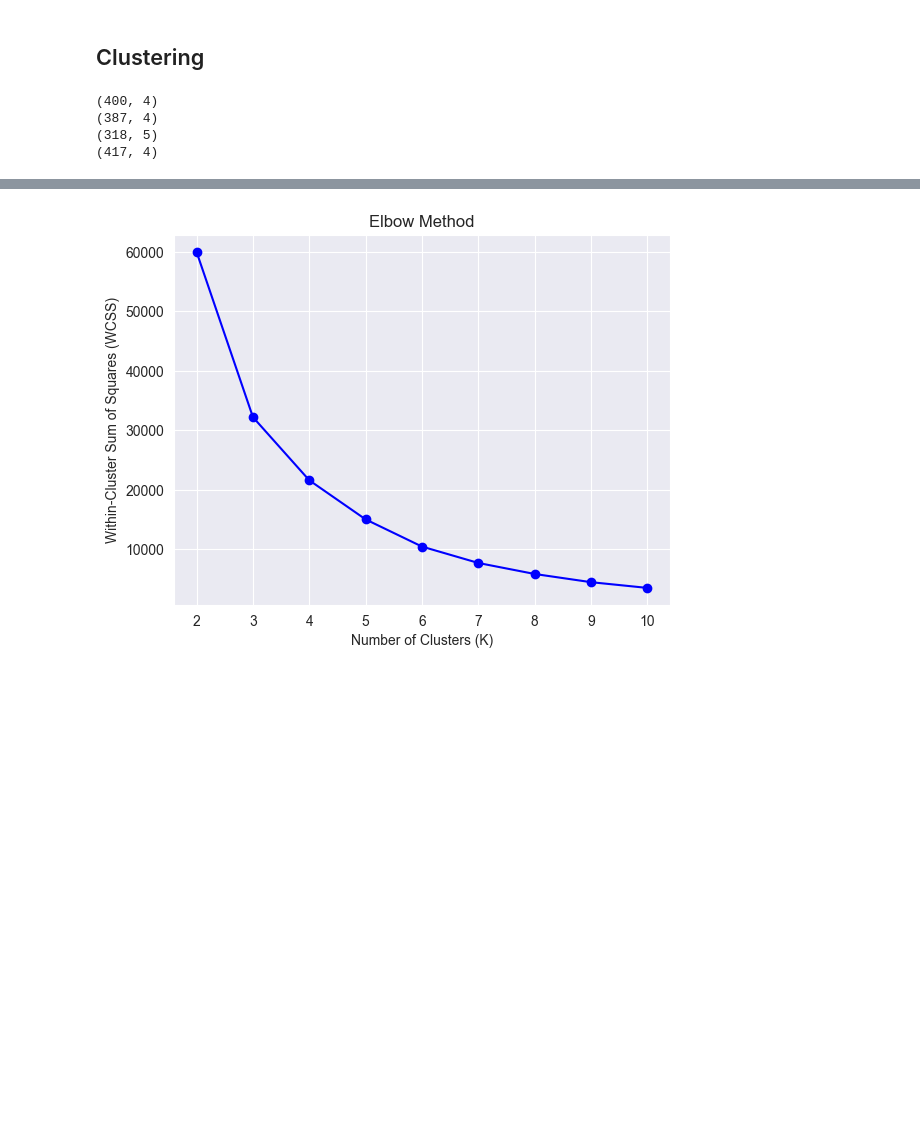
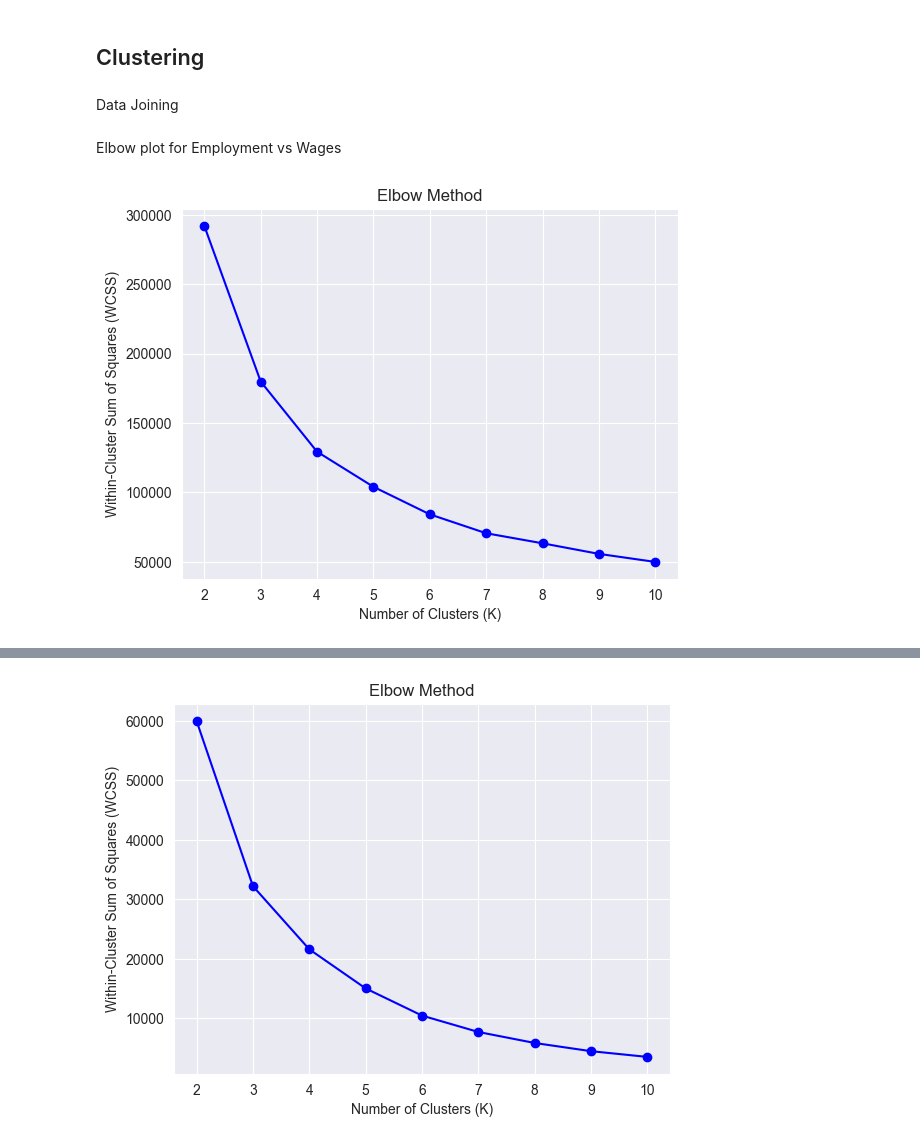
Before and after one commit to sbs23066/CA2---Irish-Construction-Project, a Jupyter notebook: ml.ipynb, the cells around one changed output, grey strips where cells are left out. Saved outputs shown, nothing was run; the diff lists cells and outputs as text; code cells hidden in the pictures; blank space fills up the shorter version.

Commit message:
Updated to do clustering on Employment and Wages, and exported data for dashboard to use

```diff
--- a/ml.ipynb
+++ b/ml.ipynb
@@ -408,32 +408,42 @@ In other words, the differenced time series for Poland provides enough evidence
 only Ireland France and Poland are stationary
 # %% [markdown]
 ## Clustering
+# %% [markdown]
+Data Joining
 # %%
 hours = pd.read_csv('Transformed Data/Labor_Hours.csv')
 wages = pd.read_csv('Transformed Data/Labor_Wages.csv')
 prod_value = pd.read_csv('Transformed Data/Production in Construction.csv')
 labor_emp = pd.read_csv('Transformed Data/Labor_Employment.csv')
 
-
-print(hours.shape)
-print(wages.shape)
-print(prod_value.shape)
-print(labor_emp.shape)
-
 # rename the columns
 hours = hours.rename(columns={'OBS_VALUE':'Total Hours Index'})
 wages = wages.rename(columns={'OBS_VALUE':'Total Wages Index'})
 labor_emp = labor_emp.rename(columns={'OBS_VALUE':'Total Labor Employment Index'})
 
-
 labor_input = labor_emp.merge(hours).merge(wages)
 labor_input['Year'] = pd.to_datetime(labor_input['Year'], format='%Y')
-
 labor_input['Year'] = labor_input['Year'].dt.year
 
 labor_input.drop('unit', axis=1, inplace=True)
-# %% [output]
-(400, 4)
-(387, 4)
-(318, 5)
-(417, 4)
+# %% [markdown]
+Elbow plot for Employment vs Wages
+# %%
+df = labor_input.dropna()
+df = df[['Total Labor Employment Index', 'Total Wages Index']]
+
+wcss = []
+k_values = range(2, 11)  # Try different values of K
+for k in k_values:
+    kmeans = KMeans(n_clusters=k, random_state=random_state)
+    kmeans.fit(df)
+    wcss.append(kmeans.inertia_)  # Inertia represents the WCSS
+
+# Plot the elbow curve
+plt.plot(k_values, wcss, 'bo-')
+plt.xlabel('Number of Clusters (K)')
+plt.ylabel('Within-Cluster Sum of Squares (WCSS)')
+plt.title('Elbow Method')
+plt.show()
+# %% [output]
+[figure, added]
```
Also changed, not shown: parts of 15 cells of this notebook, 2 other files.
